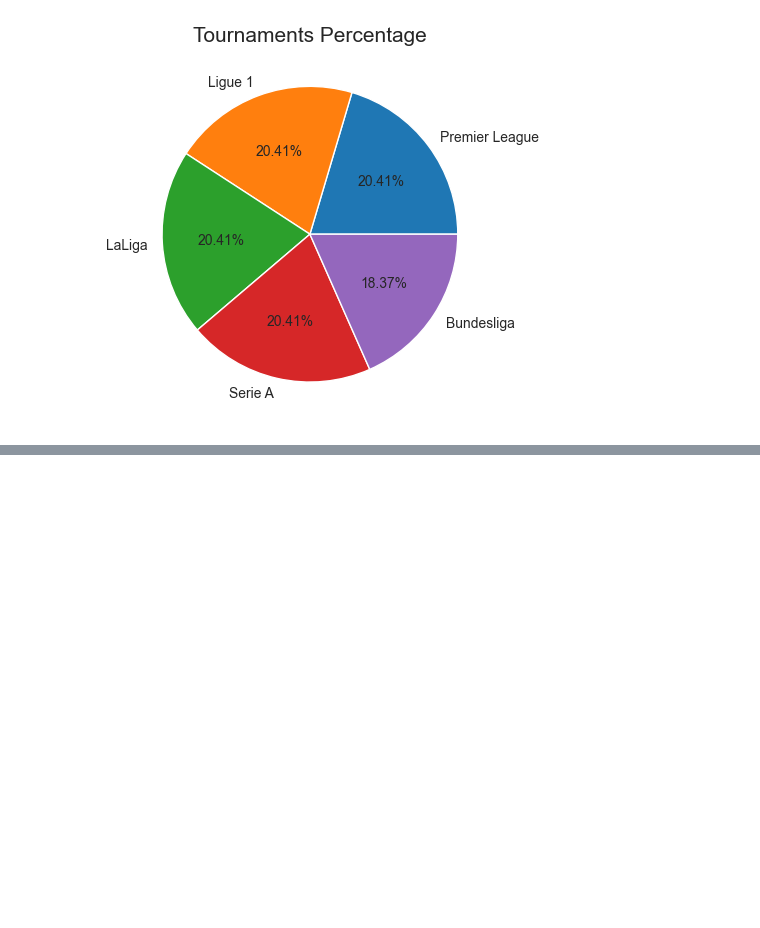
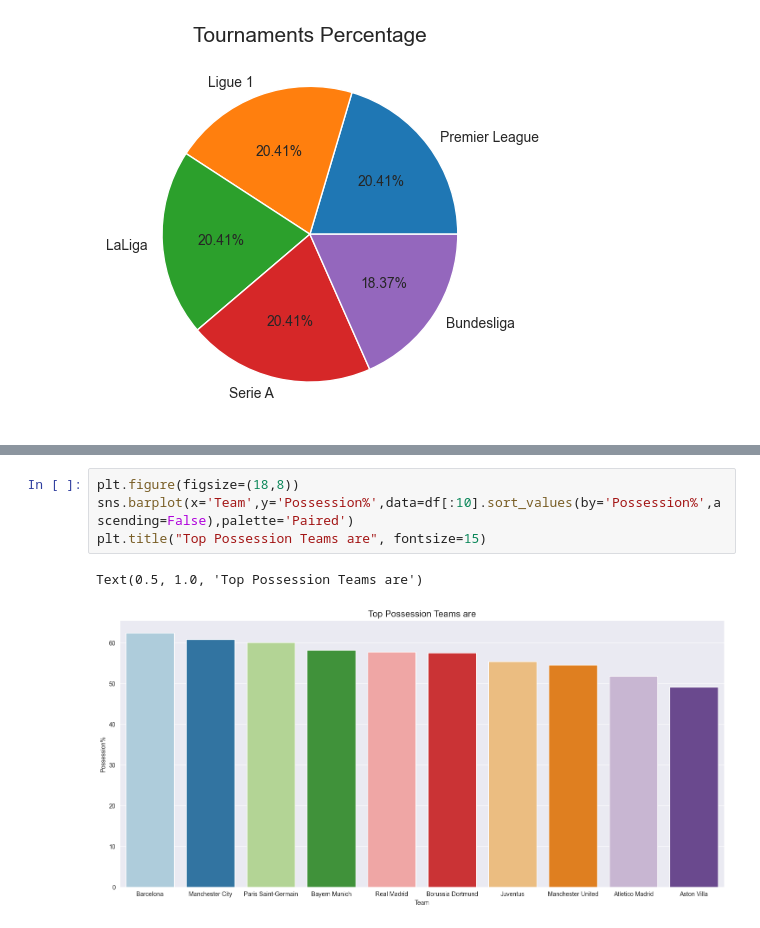
Before and after one commit to pooyanosk1382/Ratings, a Jupyter notebook: Ratings.ipynb, the cells around one changed output, grey strips where cells are left out. Drawn from its saved outputs; the diff is of its cells as text; blank space fills up the shorter version.

```diff
--- a/Ratings.ipynb
+++ b/Ratings.ipynb
@@ -144,0 +166,7 @@ plt.show()
+# %%
+plt.figure(figsize=(18,8))
+sns.barplot(x='Team',y='Possession%',data=df[:10].sort_values(by='Possession%',ascending=False),palette='Paired')
+plt.title("Top Possession Teams are", fontsize=15)
+# %% [output]
+Text(0.5, 1.0, 'Top Possession Teams are')
+[figure, added]
```
Also changed, not shown: parts of 7 cells of this notebook.
